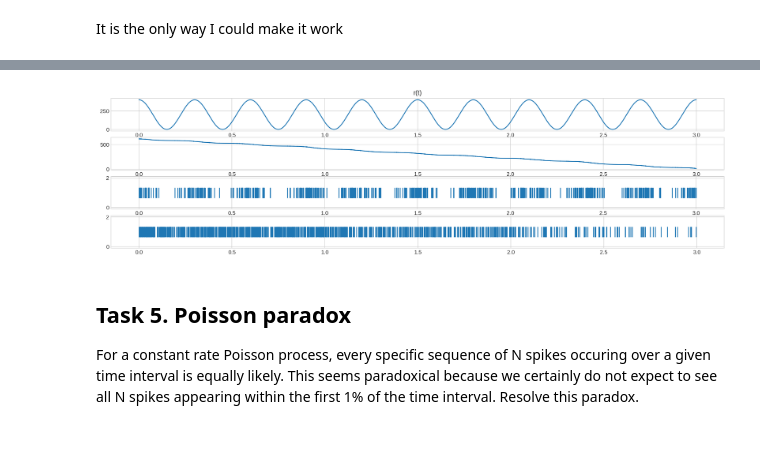
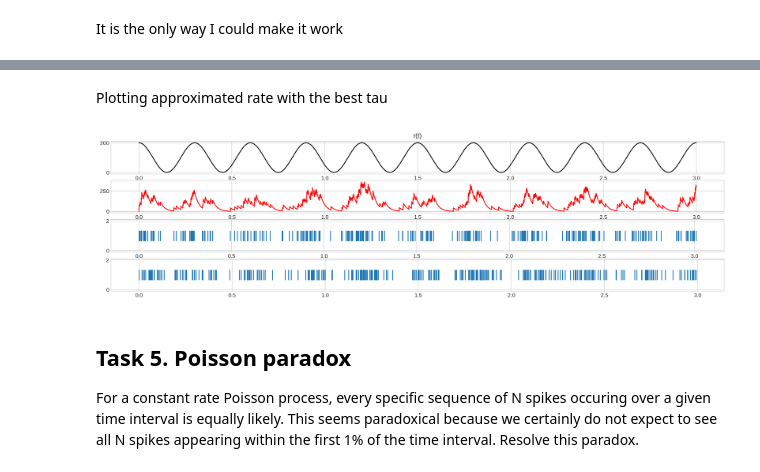
Before and after one commit to platycristate/computational-neuroscience, a Jupyter notebook: chapter1/C1_Task1-5.ipynb, the cells around one changed output, grey strips where cells are left out. Cells and saved outputs as stored; diff of their text form; code cells hidden in the pictures; blank space fills up the shorter version.

```diff
--- a/chapter1/C1_Task1-5.ipynb
+++ b/chapter1/C1_Task1-5.ipynb
@@ -281,7 +281,7 @@ Other way around
 It is the only way I could make it work
 # %%
 def r(t):
-    return 200 * (1 + np.cos(2*np.pi*t/0.3)) # Hz
+    return 100 * (1 + np.cos(2*np.pi*t/0.3)) # Hz
 
 def r_approx(t, r0, tau_approx=10):
     return r0*np.exp(-t * 1000/tau_approx)
@@ -305,0 +314,18 @@ spikes_rapp, _ = NonhomogeneousPoissonVector(r_approx, time, 3)
+# %%
+spikes = NonhomogeneousPoisson(r, 3)
+time = np.arange(0, 3, 1e-4)
+errors = []
+cosine_rate = r(time)
+taus = [tau for tau in range(1, 101, 1)]
+for tau in range(1, 101, 1):
+    rapp = r_approx_rate(spikes, time, tau/1000)
+    sq_diff = (cosine_rate - rapp)**2
+    intg = integrate.simps(sq_diff, time)
+    errors.append(intg)
+# %%
+plt.figure(dpi=120)
+plt.plot(taus, errors, '--k')
+plt.ylim(2900, 5000)
+plt.title('Squared error integral');
+best_tau = taus[ np.where(errors == np.min(errors))[0][0] ]
+print('Best value of $\tau_{approx}$ is %s' % best_tau)
@@ -306,13 +335,18 @@ spikes_rapp, _ = NonhomogeneousPoissonVector(r_approx, time, 3)
+# %% [markdown]
+Plotting approximated rate with the best tau
 # %%
+spikes = NonhomogeneousPoisson(r, 3)
+r_approx = r_approx_rate(spikes, time, best_tau/1000)
+spikes_rapp, _ = NonhomogeneousPoissonVector(r_approx, time, 3)
 fig, axs = plt.subplots(4, 1, figsize=(20, 5));
 fig.dpi=150
-axs[0].plot(time, r(time));
+axs[0].plot(time, r(time), color='black');
 axs[0].set_title('r(t)')
-axs[1].plot(time, r_approx)
+axs[1].plot(time, r_approx, color='red')
 axs[2].eventplot(spikes, linelength=0.7);
 axs[3].eventplot(spikes_rapp, linelength=0.7);
 # %% [output]
-[figure, old version]
+[figure, new version]
 # %% [markdown]
 ## Task 5. Poisson paradox
 For a constant rate Poisson process, every specific sequence of N spikes occuring over a given time interval is equally likely. This seems paradoxical because we certainly do not expect to see all N spikes appearing within the first 1% of the time interval. Resolve this paradox.
```
Also changed, not shown: parts of 5 cells of this notebook.
